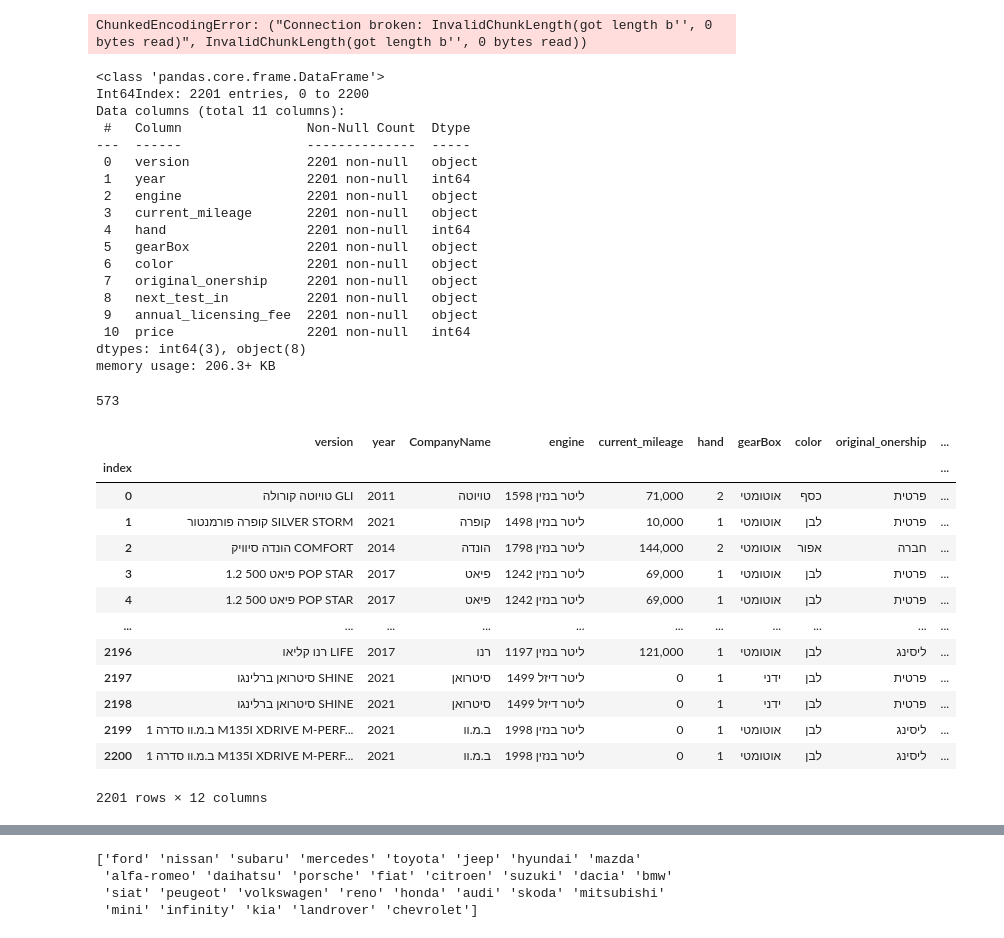
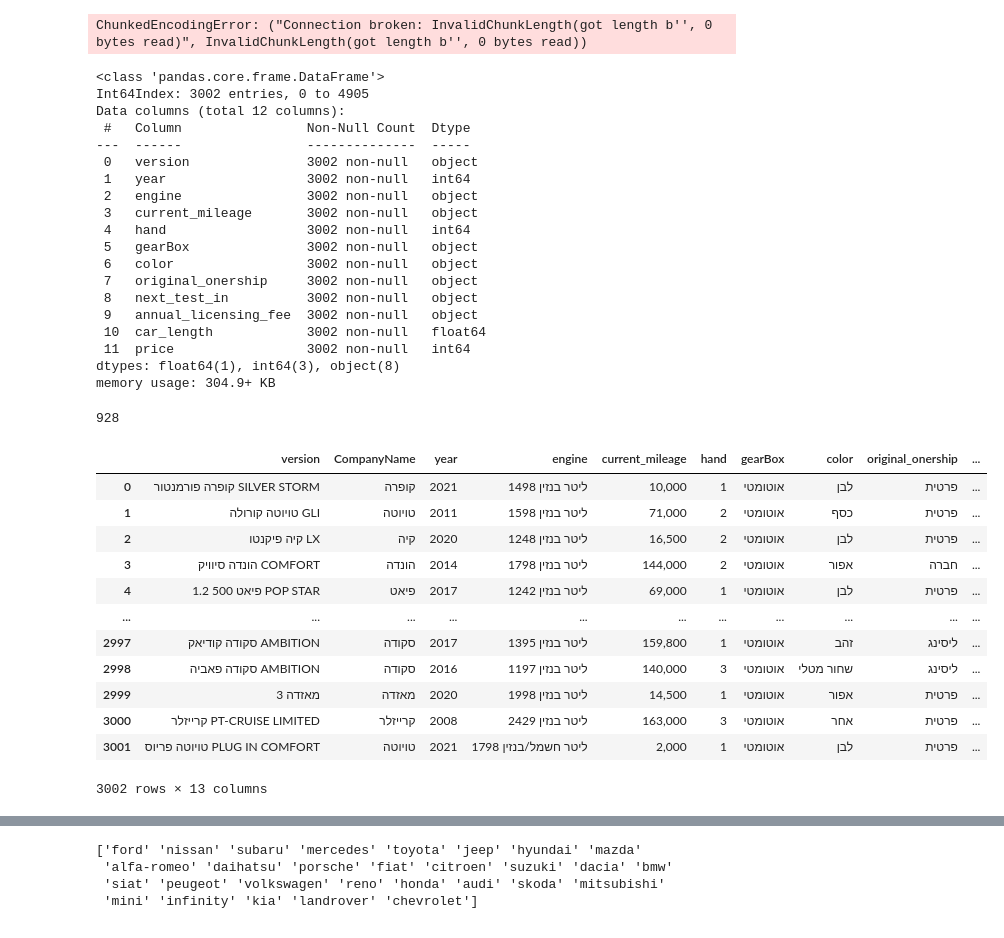
Before and after one commit to OrenAviya/project-semester-a, a Jupyter notebook: start_project_jup.ipynb, the cells around one changed output, grey strips where cells are left out. Drawn from its saved outputs; the diff is of its cells as text; code cells hidden in the pictures.

```diff
--- a/start_project_jup.ipynb
+++ b/start_project_jup.ipynb
@@ -249,52 +348,52 @@ ChunkedEncodingError: ("Connection broken: InvalidChunkLength(got length b'', 0
 # %%
 df_Det.to_csv(r'C:\Users\avoav\Introduction to Data Science\Project סמסטר א\project-semester-a\cars_data.csv' , index_label='index' )
 # %%
-cars = pd.read_csv(r'C:\Users\avoav\Introduction to Data Science\Project סמסטר א\project-semester-a\cars_data.csv' , index_col  = 'index')
+cars = pd.read_csv(r'C:\Users\avoav\Introduction to Data Science\Project סמסטר א\project-semester-a\new_cars_data.csv' , index_col  = 'index')
 # %%
 cars.info()
 # %% [output]
 <class 'pandas.core.frame.DataFrame'>
-Int64Index: 2201 entries, 0 to 2200
-Data columns (total 11 columns):
+Int64Index: 3002 entries, 0 to 4905
+Data columns (total 12 columns):
  #   Column                Non-Null Count  Dtype
 ---  ------                --------------  -----
- 0   version               2201 non-null   object
- 1   year                  2201 non-null   int64
- 2   engine                2201 non-null   object
- 3   current_mileage       2201 non-null   object
- 4   hand                  2201 non-null   int64
- 5   gearBox               2201 non-null   object
- 6   color                 2201 non-null   object
- 7   original_onership     2201 non-null   object
- 8   next_test_in          2201 non-null   object
- 9   annual_licensing_fee  2201 non-null   object
- 10  price                 2201 non-null   int64
-dtypes: int64(3), object(8)
-memory usage: 206.3+ KB
+ 0   version               3002 non-null   object
+ 1   year                  3002 non-null   int64
+ 2   engine                3002 non-null   object
+ 3   current_mileage       3002 non-null   object
+ 4   hand                  3002 non-null   int64
+ 5   gearBox               3002 non-null   object
+ 6   color                 3002 non-null   object
+ 7   original_onership     3002 non-null   object
+ 8   next_test_in          3002 non-null   object
+ 9   annual_licensing_fee  3002 non-null   object
+ 10  car_length            3002 non-null   float64
+ 11  price                 3002 non-null   int64
+dtypes: float64(1), int64(3), object(8)
+memory usage: 304.9+ KB
 # %%
 #we have got 2057 cars but just 573 different types. so we need to try to get more...
 len(cars.version.unique())
 # %% [output]
-573
+928
 # %%
 cars.version.unique()
 #we saw here that we need to split the "version" column to two columns : "CompanyName" and "version":
-#CompanyName = cars['version'].apply(lambda x : x.split(' ')[0])
-#cars.insert(2,"CompanyName",CompanyName)
+CompanyName = cars['version'].apply(lambda x : x.split(' ')[0])
+cars.insert(1,"CompanyName",CompanyName)
 cars
 # %% [output]
-|  | version | year | CompanyName | engine | current_mileage | hand | gearBox | color | original_onership | ... |
-| index |  |  |  |  |  |  |  |  |  | ... |
-| 0 | טויוטה קורולה GLI | 2011 | טויוטה | 1598 ליטר בנזין | 71,000 | 2 | אוטומטי | כסף | פרטית | ... |
-| 1 | קופרה פורמנטור SILVER STORM | 2021 | קופרה | 1498 ליטר בנזין | 10,000 | 1 | אוטומטי | לבן | פרטית | ... |
-| 2 | הונדה סיוויק COMFORT | 2014 | הונדה | 1798 ליטר בנזין | 144,000 | 2 | אוטומטי | אפור | חברה | ... |
-| 3 | פיאט 500 1.2 POP STAR | 2017 | פיאט | 1242 ליטר בנזין | 69,000 | 1 | אוטומטי | לבן | פרטית | ... |
-| 4 | פיאט 500 1.2 POP STAR | 2017 | פיאט | 1242 ליטר בנזין | 69,000 | 1 | אוטומטי | לבן | פרטית | ... |
+|  | version | CompanyName | year | engine | current_mileage | hand | gearBox | color | original_onership | ... |
+| 0 | קופרה פורמנטור SILVER STORM | קופרה | 2021 | 1498 ליטר בנזין | 10,000 | 1 | אוטומטי | לבן | פרטית | ... |
+| 1 | טויוטה קורולה GLI | טויוטה | 2011 | 1598 ליטר בנזין | 71,000 | 2 | אוטומטי | כסף | פרטית | ... |
+| 2 | קיה פיקנטו LX | קיה | 2020 | 1248 ליטר בנזין | 16,500 | 2 | אוטומטי | לבן | פרטית | ... |
+| 3 | הונדה סיוויק COMFORT | הונדה | 2014 | 1798 ליטר בנזין | 144,000 | 2 | אוטומטי | אפור | חברה | ... |
+| 4 | פיאט 500 1.2 POP STAR | פיאט | 2017 | 1242 ליטר בנזין | 69,000 | 1 | אוטומטי | לבן | פרטית | ... |
 | ... | ... | ... | ... | ... | ... | ... | ... | ... | ... | ... |
-| 2196 | רנו קליאו LIFE | 2017 | רנו | 1197 ליטר בנזין | 121,000 | 1 | אוטומטי | לבן | ליסינג | ... |
-| 2197 | סיטרואן ברלינגו SHINE | 2021 | סיטרואן | 1499 ליטר דיזל | 0 | 1 | ידני | לבן | פרטית | ... |
-| 2198 | סיטרואן ברלינגו SHINE | 2021 | סיטרואן | 1499 ליטר דיזל | 0 | 1 | ידני | לבן | פרטית | ... |
-| 2199 | ב.מ.וו סדרה 1 M135I XDRIVE M-PERF... | 2021 | ב.מ.וו | 1998 ליטר בנזין | 0 | 1 | אוטומטי | לבן | ליסינג | ... |
-| 2200 | ב.מ.וו סדרה 1 M135I XDRIVE M-PERF... | 2021 | ב.מ.וו | 1998 ליטר בנזין | 0 | 1 | אוטומטי | לבן | ליסינג | ... |
+| 2997 | סקודה קודיאק AMBITION | סקודה | 2017 | 1395 ליטר בנזין | 159,800 | 1 | אוטומטי | זהב | ליסינג | ... |
+| 2998 | סקודה פאביה AMBITION | סקודה | 2016 | 1197 ליטר בנזין | 140,000 | 3 | אוטומטי | שחור מטלי | ליסינג | ... |
+| 2999 | מאזדה 3 | מאזדה | 2020 | 1998 ליטר בנזין | 14,500 | 1 | אוטומטי | אפור | פרטית | ... |
+| 3000 | קרייזלר PT-CRUISE LIMITED | קרייזלר | 2008 | 2429 ליטר בנזין | 163,000 | 3 | אוטומטי | אחר | פרטית | ... |
+| 3001 | טויוטה פריוס PLUG IN COMFORT | טויוטה | 2021 | 1798 ליטר חשמל/בנזין | 2,000 | 1 | אוטומטי | לבן | פרטית | ... |
-2201 rows × 12 columns
+3002 rows × 13 columns
 # %%
```
Also changed, not shown: parts of 26 cells of this notebook.
